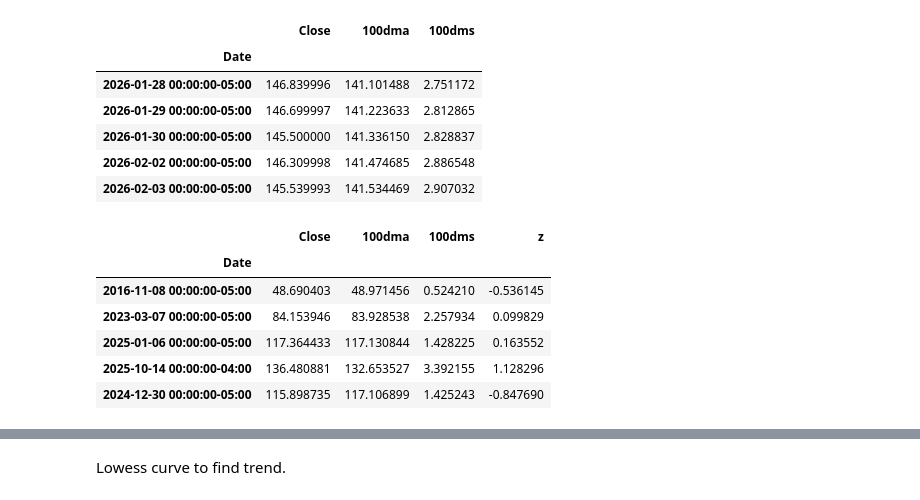
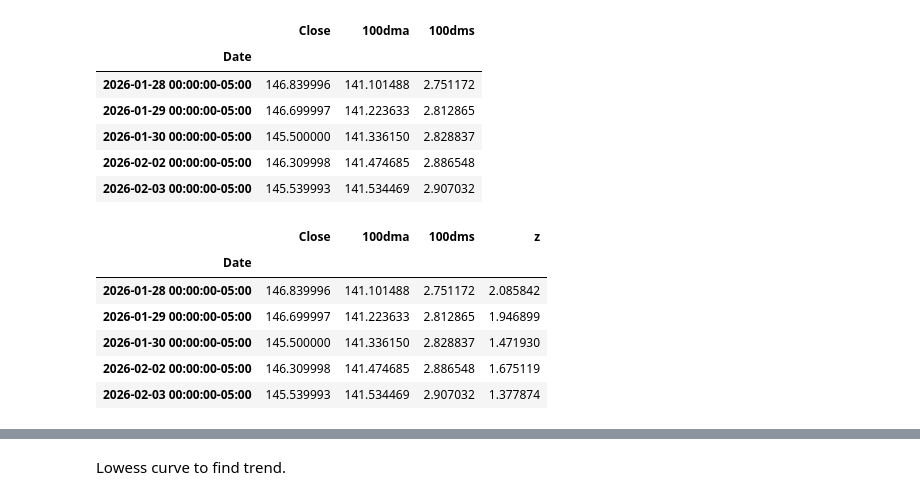
Before and after one commit to SJEGoh/Cross-Sector-Asset-Screener, a Jupyter notebook: src/report.ipynb, the cells around one changed output, grey strips where cells are left out. Drawn from its saved outputs; the diff is of its cells as text; code cells hidden in the pictures.

```diff
--- a/src/report.ipynb
+++ b/src/report.ipynb
@@ -38,13 +38,14 @@ data.tail()
 | 2026-02-03 00:00:00-05:00 | 145.539993 | 141.534469 | 2.907032 |
 # %%
 data["z"] = (data["Close"] - data["100dma"])/data["100dms"]
-data.sample(5)
+data = data.dropna()
+data.tail(5)
 # higher z more expensive, lower z cheaper
 # %% [output]
 |  | Close | 100dma | 100dms | z |
 | Date |  |  |  |  |
-| 2016-11-08 00:00:00-05:00 | 48.690403 | 48.971456 | 0.524210 | -0.536145 |
-| 2023-03-07 00:00:00-05:00 | 84.153946 | 83.928538 | 2.257934 | 0.099829 |
-| 2025-01-06 00:00:00-05:00 | 117.364433 | 117.130844 | 1.428225 | 0.163552 |
-| 2025-10-14 00:00:00-04:00 | 136.480881 | 132.653527 | 3.392155 | 1.128296 |
-| 2024-12-30 00:00:00-05:00 | 115.898735 | 117.106899 | 1.425243 | -0.847690 |
+| 2026-01-28 00:00:00-05:00 | 146.839996 | 141.101488 | 2.751172 | 2.085842 |
+| 2026-01-29 00:00:00-05:00 | 146.699997 | 141.223633 | 2.812865 | 1.946899 |
+| 2026-01-30 00:00:00-05:00 | 145.500000 | 141.336150 | 2.828837 | 1.471930 |
+| 2026-02-02 00:00:00-05:00 | 146.309998 | 141.474685 | 2.886548 | 1.675119 |
+| 2026-02-03 00:00:00-05:00 | 145.539993 | 141.534469 | 2.907032 | 1.377874 |
```
Also changed, not shown: parts of 7 cells of this notebook, 5 other files.
